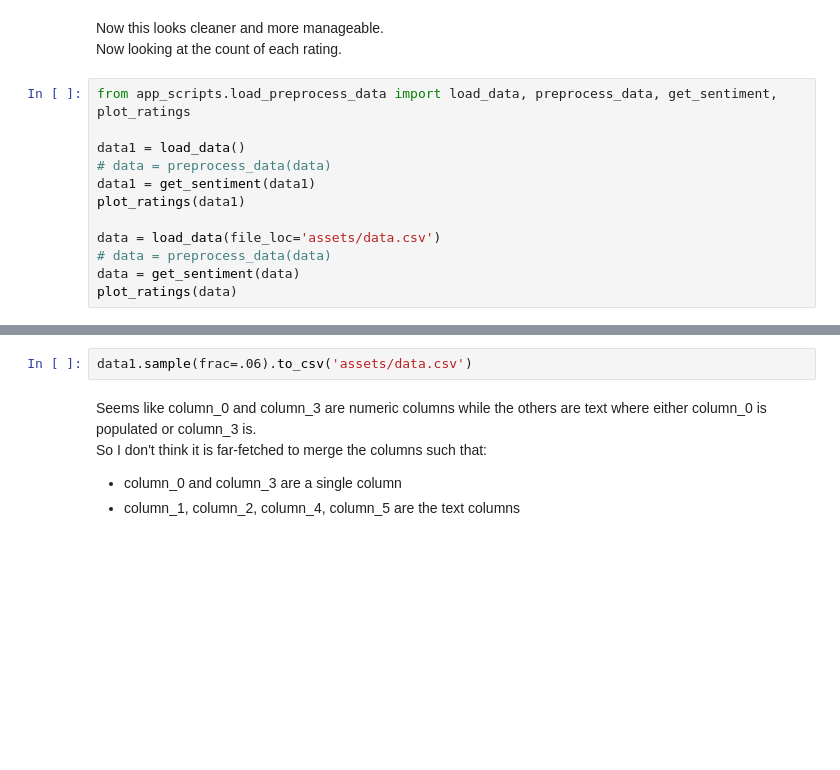
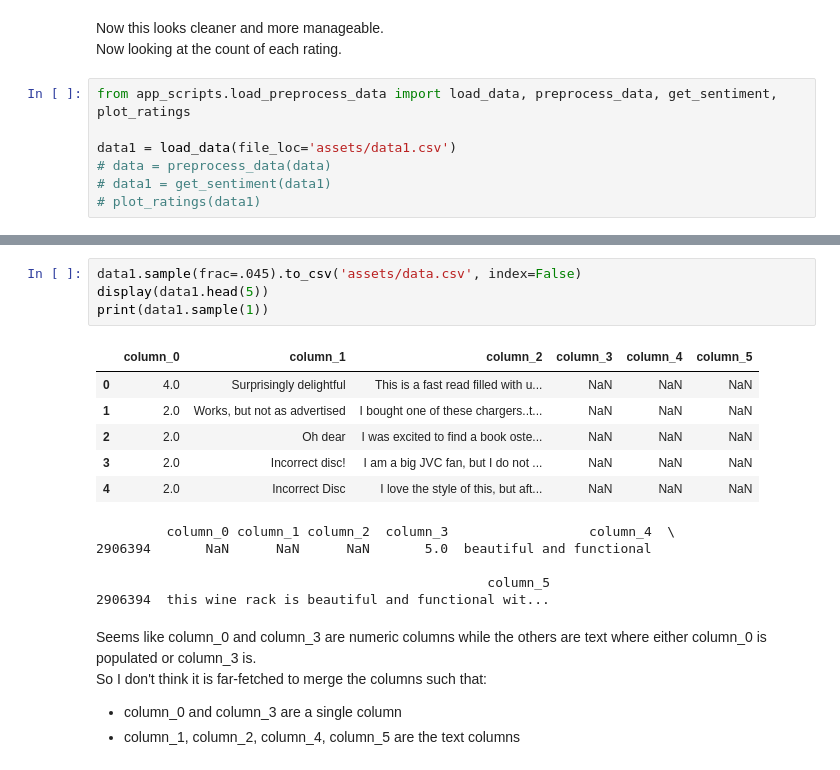
Before and after one commit to lagom-QB/AmazonReviews, a Jupyter notebook: SentimentAnalysis.ipynb, the cells around one changed output, grey strips where cells are left out. Cells and saved outputs as stored; diff of their text form; blank space fills up the shorter version.

```diff
--- a/SentimentAnalysis.ipynb
+++ b/SentimentAnalysis.ipynb
@@ -36,12 +36,7 @@ Now looking at the count of each rating.
 # %%
 from app_scripts.load_preprocess_data import load_data, preprocess_data, get_sentiment, plot_ratings
 
-data1 = load_data()
+data1 = load_data(file_loc='assets/data1.csv')
 # data = preprocess_data(data)
-data1 = get_sentiment(data1)
-plot_ratings(data1)
-
-data = load_data(file_loc='assets/data.csv')
-# data = preprocess_data(data)
-data = get_sentiment(data)
-plot_ratings(data)
+# data1 = get_sentiment(data1)
+# plot_ratings(data1)
@@ -84,5 +58,19 @@ dtype: int64
 # %%
-data1.sample(frac=.06).to_csv('assets/data.csv')
+data1.sample(frac=.045).to_csv('assets/data.csv', index=False)
+display(data1.head(5))
+print(data1.sample(1))
+# %% [output]
+|  | column_0 | column_1 | column_2 | column_3 | column_4 | column_5 |
+| 0 | 4.0 | Surprisingly delightful | This is a fast read filled with u... | NaN | NaN | NaN |
+| 1 | 2.0 | Works, but not as advertised | I bought one of these chargers..t... | NaN | NaN | NaN |
+| 2 | 2.0 | Oh dear | I was excited to find a book oste... | NaN | NaN | NaN |
+| 3 | 2.0 | Incorrect disc! | I am a big JVC fan, but I do not ... | NaN | NaN | NaN |
+| 4 | 2.0 | Incorrect Disc | I love the style of this, but aft... | NaN | NaN | NaN |
+         column_0 column_1 column_2  column_3                  column_4  \
+2906394       NaN      NaN      NaN       5.0  beautiful and functional
+
+                                                  column_5
+2906394  this wine rack is beautiful and functional wit...
 # %% [markdown]
 Seems like column_0 and column_3 are numeric columns while the others are text where either column_0 is populated or column_3 is.
 So I don't think it is far-fetched to merge the columns such that:
```
Also changed, not shown: parts of 7 cells of this notebook, 1 other file.
